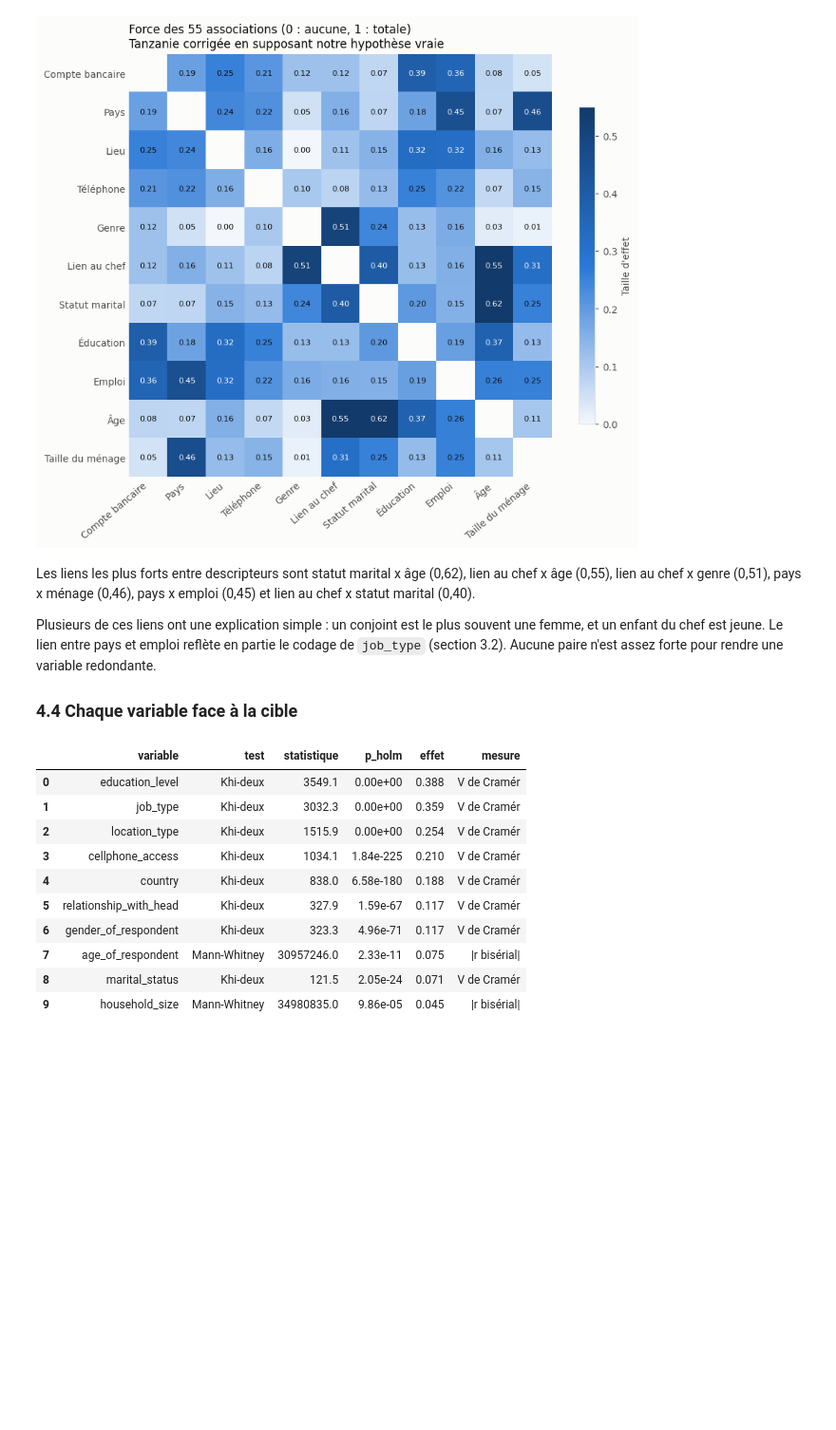
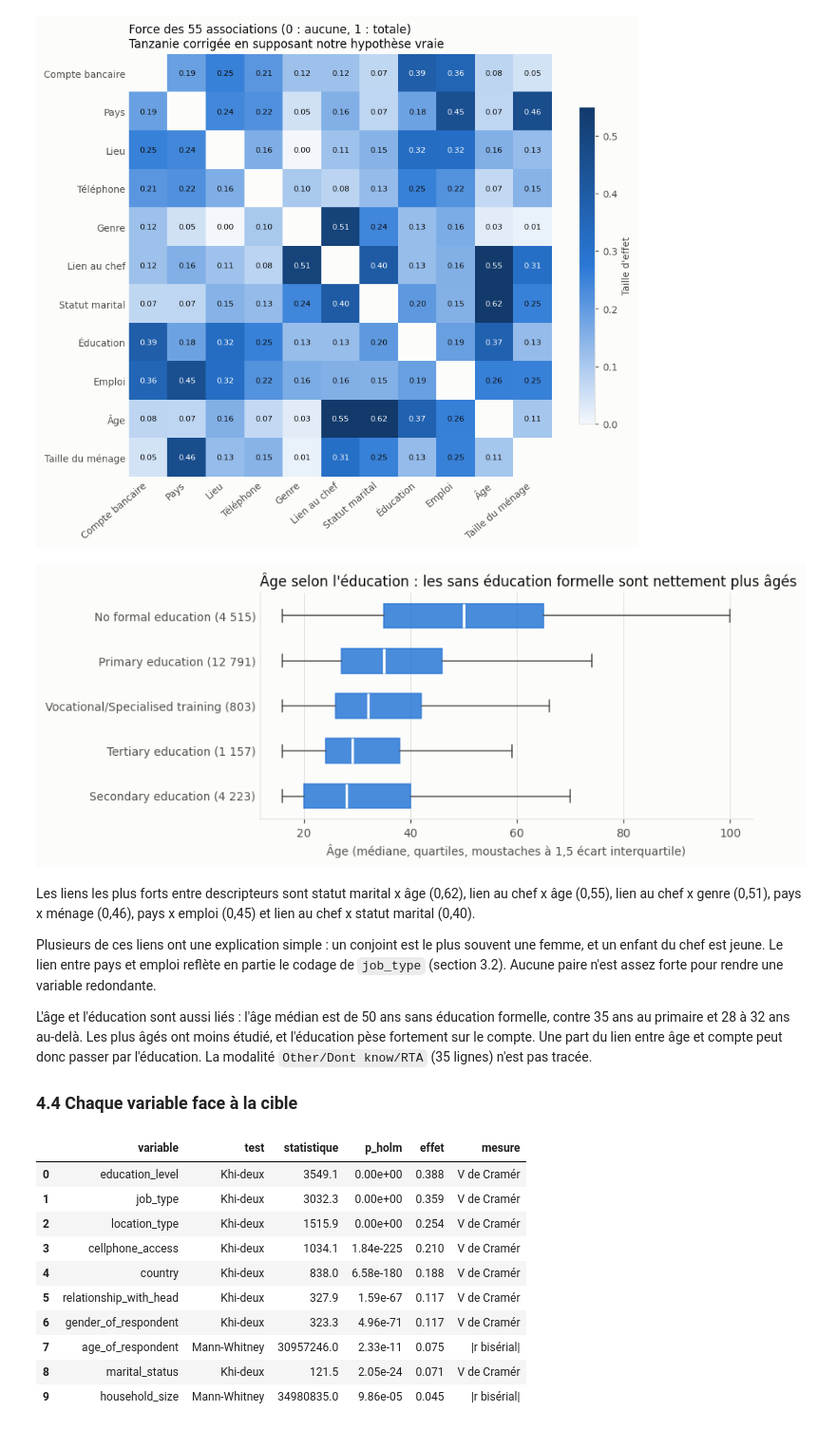
Before and after one commit to ElFuegoX/Data-Science, a Jupyter notebook: notebooks/01_eda.ipynb, the cells around one changed output. Shown at 95% size. Saved outputs shown, nothing was run; the diff lists cells and outputs as text; code cells hidden in the pictures; blank space fills up the shorter version.

```diff
--- a/notebooks/01_eda.ipynb
+++ b/notebooks/01_eda.ipynb
@@ -781,11 +807,33 @@ fig.tight_layout()
 plt.show()
 # %% [output]
 [figure]
+# %%
+niveaux = (train[train["education_level"] != "Other/Dont know/RTA"]
+           .groupby("education_level")["age_of_respondent"].median().sort_values(ascending=False).index)
+
+fig, ax = plt.subplots(figsize=(8, 3.4))
+boites = ax.boxplot([train.loc[train["education_level"] == n, "age_of_respondent"] for n in niveaux],
+                    vert=False, widths=0.55, patch_artist=True, showfliers=False,
+                    boxprops={"facecolor": BLEU, "edgecolor": BLEU, "alpha": 0.85},
+                    medianprops={"color": FOND, "linewidth": 2},
+                    whiskerprops={"color": TEXTE_2}, capprops={"color": TEXTE_2})
+ax.set_yticks(range(1, len(niveaux) + 1), [f"{n} ({(train['education_level'] == n).sum():,})".replace(",", " ") for n in niveaux])
+ax.invert_yaxis()
+ax.set_xlabel("Âge (médiane, quartiles, moustaches à 1,5 écart interquartile)")
+ax.set_title("Âge selon l'éducation : les sans éducation formelle sont nettement plus âgés")
+ax.grid(axis="y", visible=False)
+ax.tick_params(axis="y", length=0)
+fig.tight_layout()
+plt.show()
+# %% [output]
+[figure, added]
 # %% [markdown]
 Les liens les plus forts entre descripteurs sont statut marital x âge (0,62), lien au chef x âge (0,55), lien au chef x genre (0,51), pays x ménage (0,46), pays x emploi (0,45) et lien au chef x statut marital (0,40).
 
 Plusieurs de ces liens ont une explication simple : un conjoint est le plus souvent une femme, et un enfant du chef est jeune. Le lien entre pays et emploi reflète en partie le codage de `job_type` (section 3.2). Aucune paire n'est assez forte pour rendre une variable redondante.
 
+L'âge et l'éducation sont aussi liés : l'âge médian est de 50 ans sans éducation formelle, contre 35 ans au primaire et 28 à 32 ans au-delà. Les plus âgés ont moins étudié, et l'éducation pèse fortement sur le compte. Une part du lien entre âge et compte peut donc passer par l'éducation. La modalité `Other/Dont know/RTA` (35 lignes) n'est pas tracée.
+
 ### 4.4 Chaque variable face à la cible
 # %%
 variables_cible = (
```
Also changed, not shown: parts of 4 cells of this notebook.
